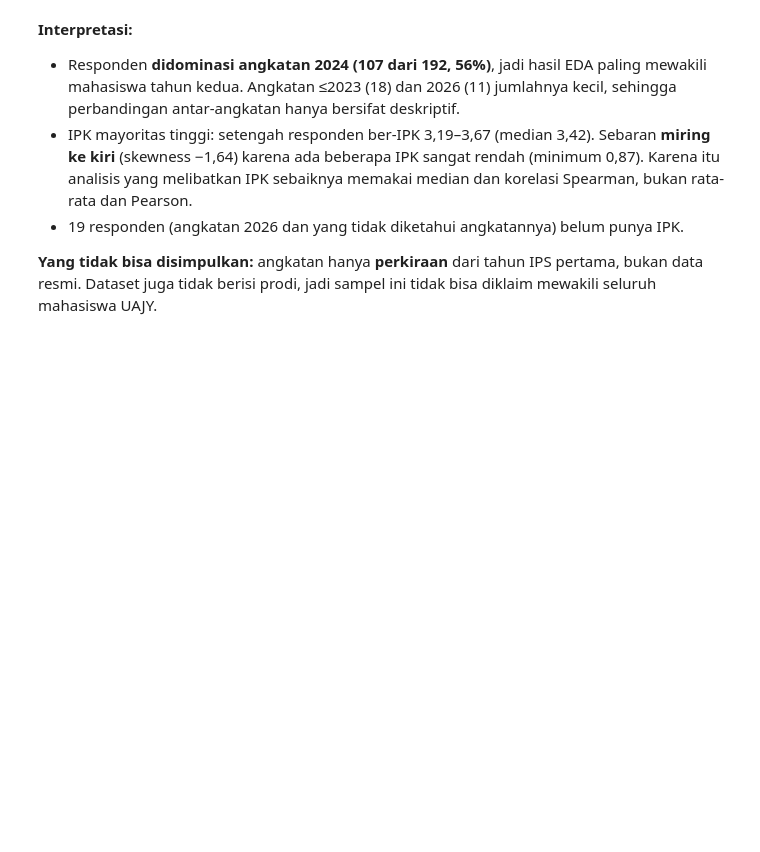
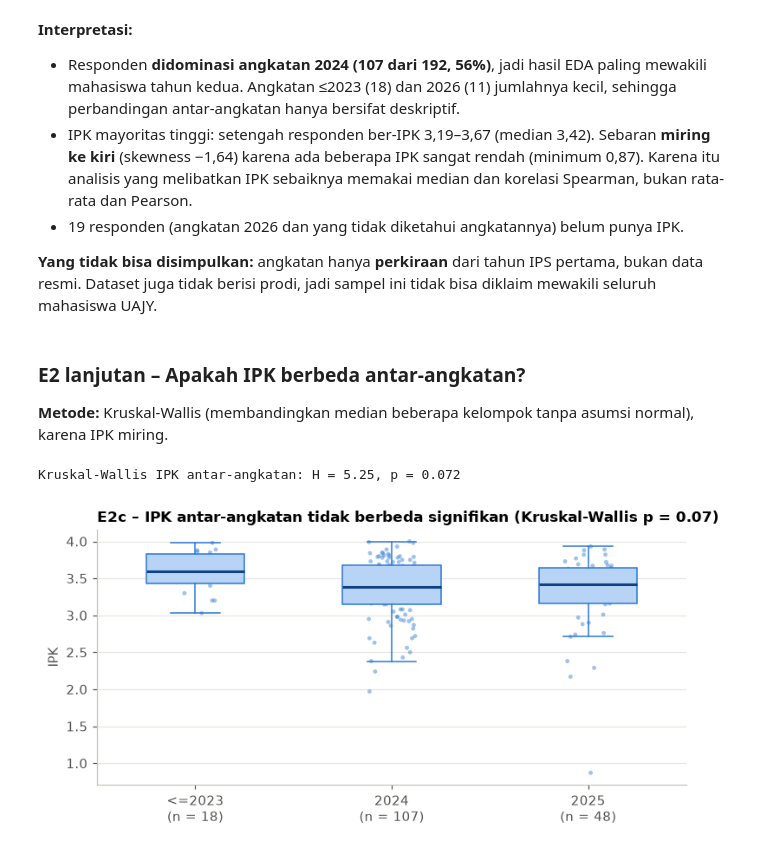
Before and after one commit to edwardchristi4n/machine_learning_exam, a Jupyter notebook: notebook/KelpAdam_UTS_DataPreparation_EDA.ipynb, the cells around one changed output. Drawn from its saved outputs; the diff is of its cells as text; code cells hidden in the pictures; blank space fills up the shorter version.

```diff
--- a/notebook/KelpAdam_UTS_DataPreparation_EDA.ipynb
+++ b/notebook/KelpAdam_UTS_DataPreparation_EDA.ipynb
@@ -1797,3 +1901,28 @@ IPK (n=173): median 3.42, Q1 3.19, Q3 3.67, min 0.87, skewness -1.64
 - 19 responden (angkatan 2026 dan yang tidak diketahui angkatannya) belum punya IPK.
 
 **Yang tidak bisa disimpulkan:** angkatan hanya **perkiraan** dari tahun IPS pertama, bukan data resmi. Dataset juga tidak berisi prodi, jadi sampel ini tidak bisa diklaim mewakili seluruh mahasiswa UAJY.
+# %% [markdown]
+### E2 lanjutan – Apakah IPK berbeda antar-angkatan?
+**Metode:** Kruskal-Wallis (membandingkan median beberapa kelompok tanpa asumsi normal), karena IPK miring.
+# %%
+# E2 lanjutan: apakah IPK berbeda antar-angkatan? (hanya angkatan yang punya IPK)
+grup_ipk = [a for a in URUTAN_ANGKATAN if eda.loc[eda["angkatan_inferred"] == a, "IPK"].notna().any()]
+data_ipk = [eda.loc[eda["angkatan_inferred"] == a, "IPK"].dropna() for a in grup_ipk]
+H, p_kw = stats.kruskal(*data_ipk)
+print(f"Kruskal-Wallis IPK antar-angkatan: H = {H:.2f}, p = {p_kw:.3f}")
+
+fig, ax = plt.subplots(figsize=(7, 3.6))
+ax.boxplot(data_ipk, tick_labels=[f"{a}\n(n = {len(d)})" for a, d in zip(grup_ipk, data_ipk)], widths=0.5,
+           patch_artist=True, showfliers=False,
+           boxprops=dict(facecolor="#b7d3f6", edgecolor=BIRU), medianprops=dict(color="#104281", linewidth=2),
+           whiskerprops=dict(color=BIRU), capprops=dict(color=BIRU))
+rng = np.random.default_rng(0)
+for i, d in enumerate(data_ipk, start=1):                 # titik individual (digeser acak agar tidak menumpuk)
+    ax.scatter(i + rng.uniform(-0.12, 0.12, len(d)), d, s=10, color=BIRU, alpha=0.45, edgecolor="none")
+ax.set_ylabel("IPK")
+ax.grid(axis="x", visible=False)
+ax.set_title(f"E2c – IPK antar-angkatan tidak berbeda signifikan (Kruskal-Wallis p = {p_kw:.2f})")
+simpan(fig, "E2c_ipk_per_angkatan")
+# %% [output]
+Kruskal-Wallis IPK antar-angkatan: H = 5.25, p = 0.072
+[figure, added]
```
Also changed, not shown: parts of 40 cells of this notebook, 16 other files.
